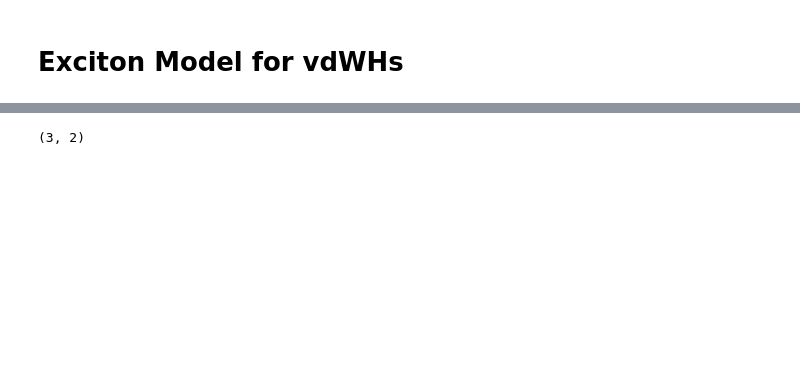
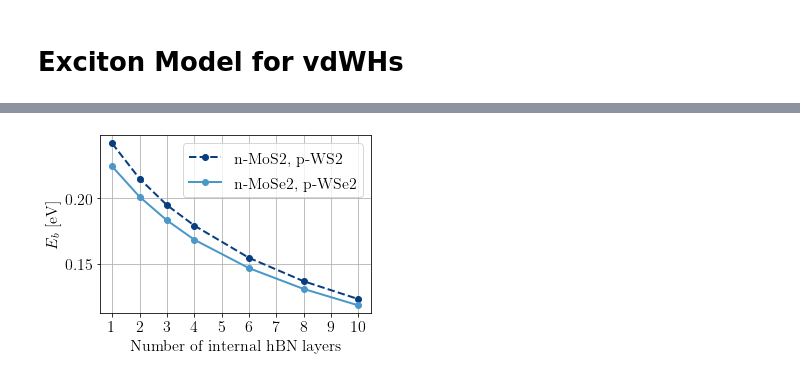
Before and after one commit to runehoejlund/dft-superfluids, a Jupyter notebook: hetereostructure_results/hetereostructure_analysis.ipynb, the cells around one changed output, grey strips where cells are left out. Cells and saved outputs as stored; diff of their text form; code cells hidden in the pictures; blank space fills up the shorter version.

```diff
--- a/hetereostructure_results/hetereostructure_analysis.ipynb
+++ b/hetereostructure_results/hetereostructure_analysis.ipynb
@@ -167,9 +179,21 @@ plt.show()
-# %%
-i = list(vdWH_data['bilayer']).index(bilayer)
-# %%
-bilayers = list(vdWH_data['bilayer'])
-i = bilayers.index(bilayer)
-n_materials = int(np.sqrt(len(bilayers)))
-i // n_materials, i % n_materials
-# %% [output]
-(3, 2)
+# %%
+plt.figure(6, figsize=(5,3.5))
+nPadding = 0
+fillings = [1, 2, 3, 4, 6, 8, 10]
+E_bs = np.zeros(len(fillings))
+for (i, bilayer) in enumerate(['n-MoS2, p-WS2', 'n-MoSe2, p-WSe2']):
+    for (j, nFilling) in enumerate(fillings):
+        vdWH_data_filling = np.load('vdWHs_nFilling={}_nPadding={}.npz'.format(nFilling, nPadding))
+        _, _, _, _, E_bs[j] = read_bilayer(bilayer, vdWH_data_filling)
+    plt.plot(fillings, E_bs, markers[i % len(markers)] + 'o', linewidth=2, label=bilayer, color=get_color(E_bs[2]))
+plt.legend()
+plt.xticks(np.arange(1,11))
+plt.xlabel(r'Number of internal hBN layers')
+plt.ylabel(r'$E_b$ [eV]')
+plt.grid()
+plt.tight_layout()
+plt.savefig('./plots/vdWH_E_b_filling.pdf')
+plt.savefig('./plots/vdWH_E_b_filling.png')
+plt.show()
+# %% [output]
+[figure, added]
```
Also changed, not shown: parts of 10 cells of this notebook, 11 other files.
